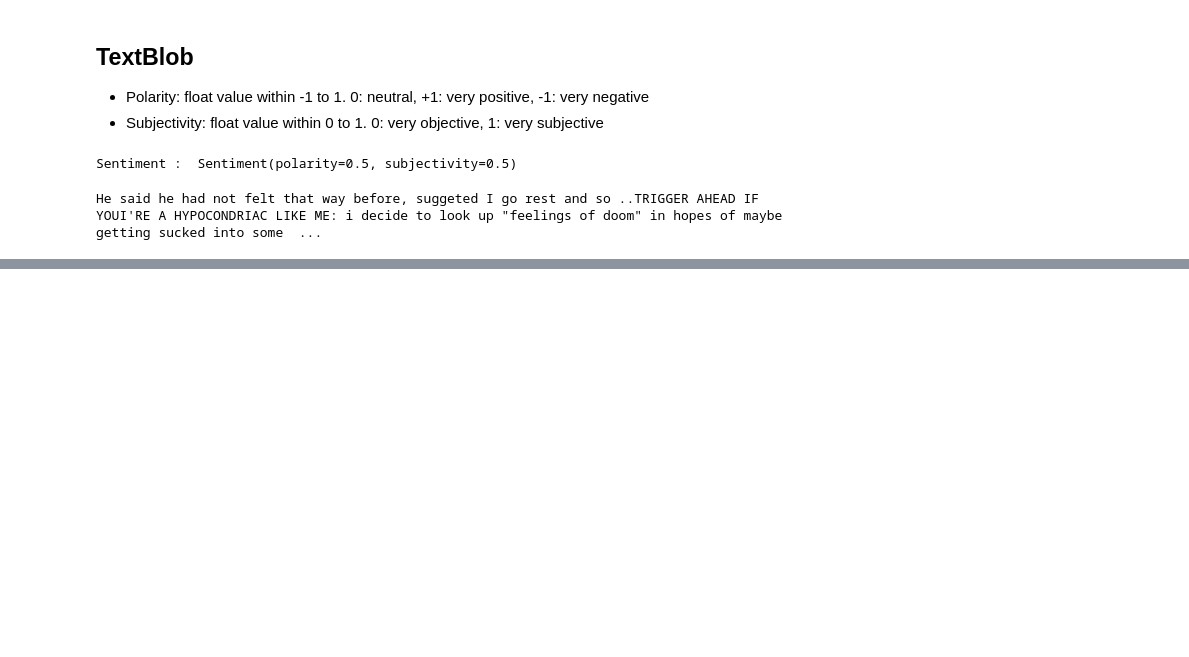
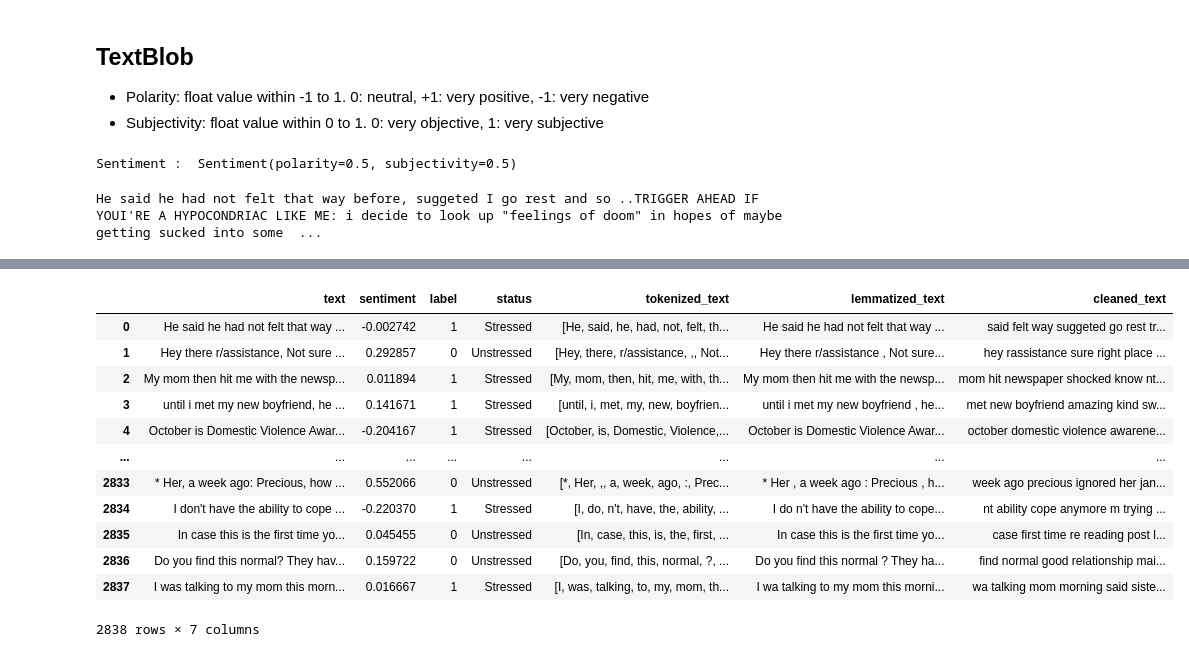
Before and after one commit to gg41825/stress_analysis_social_media, a Jupyter notebook: analyzer.ipynb, the cells around one changed output, grey strips where cells are left out. Cells and saved outputs as stored; diff of their text form; code cells hidden in the pictures; blank space fills up the shorter version.

```diff
--- a/analyzer.ipynb
+++ b/analyzer.ipynb
@@ -86,0 +112,48 @@ wc(reddits.text,'grey')
+# %%
+# tokenize
+reddits['tokenized_text'] = reddits['text'].apply(lambda x: tokenize.word_tokenize(x, preserve_line=True))
+
+# lemmatize
+lemmatizer = stem.WordNetLemmatizer()
+def lemmatize_text(sentence):
+    return " ".join(lemmatizer.lemmatize(word)for word in sentence)
+reddits['lemmatized_text'] = reddits['tokenized_text'].apply(lemmatize_text)
+
+# stopwords removal
+def lower(text):
+    return text.lower()
+
+def remove_stopwords(text):
+    stopwords = list(STOPWORDS)
+    return " ".join([word for word in str(text).split() if word not in stopwords])
+
+def remove_punctuation(text):
+    return text.translate(str.maketrans('', '', string.punctuation))
+
+def remove_multiple_space(text):
+    text = text.replace("   ", " ")
+    return text.replace("  ", " ")
+
+def clean_text(text):
+    text = lower(text)
+    text = remove_stopwords(text)
+    text = remove_punctuation(text)
+    text = remove_multiple_space(text)
+
+    return text
+reddits['cleaned_text']=reddits['lemmatized_text'].apply(clean_text)
+reddits
+# %% [output]
+|  | text | sentiment | label | status | tokenized_text | lemmatized_text | cleaned_text |
+| 0 | He said he had not felt that way ... | -0.002742 | 1 | Stressed | [He, said, he, had, not, felt, th... | He said he had not felt that way ... | said felt way suggeted go rest tr... |
+| 1 | Hey there r/assistance, Not sure ... | 0.292857 | 0 | Unstressed | [Hey, there, r/assistance, ,, Not... | Hey there r/assistance , Not sure... | hey rassistance sure right place ... |
+| 2 | My mom then hit me with the newsp... | 0.011894 | 1 | Stressed | [My, mom, then, hit, me, with, th... | My mom then hit me with the newsp... | mom hit newspaper shocked know nt... |
+| 3 | until i met my new boyfriend, he ... | 0.141671 | 1 | Stressed | [until, i, met, my, new, boyfrien... | until i met my new boyfriend , he... | met new boyfriend amazing kind sw... |
+| 4 | October is Domestic Violence Awar... | -0.204167 | 1 | Stressed | [October, is, Domestic, Violence,... | October is Domestic Violence Awar... | october domestic violence awarene... |
+| ... | ... | ... | ... | ... | ... | ... | ... |
+| 2833 | * Her, a week ago: Precious, how ... | 0.552066 | 0 | Unstressed | [*, Her, ,, a, week, ago, :, Prec... | * Her , a week ago : Precious , h... | week ago precious ignored her jan... |
+| 2834 | I don't have the ability to cope ... | -0.220370 | 1 | Stressed | [I, do, n't, have, the, ability, ... | I do n't have the ability to cope... | nt ability cope anymore m trying ... |
+| 2835 | In case this is the first time yo... | 0.045455 | 0 | Unstressed | [In, case, this, is, the, first, ... | In case this is the first time yo... | case first time re reading post l... |
+| 2836 | Do you find this normal? They hav... | 0.159722 | 0 | Unstressed | [Do, you, find, this, normal, ?, ... | Do you find this normal ? They ha... | find normal good relationship mai... |
+| 2837 | I was talking to my mom this morn... | 0.016667 | 1 | Stressed | [I, was, talking, to, my, mom, th... | I wa talking to my mom this morni... | wa talking mom morning said siste... |
+2838 rows × 7 columns
```
Also changed, not shown: parts of 6 cells of this notebook, 2 other files.
